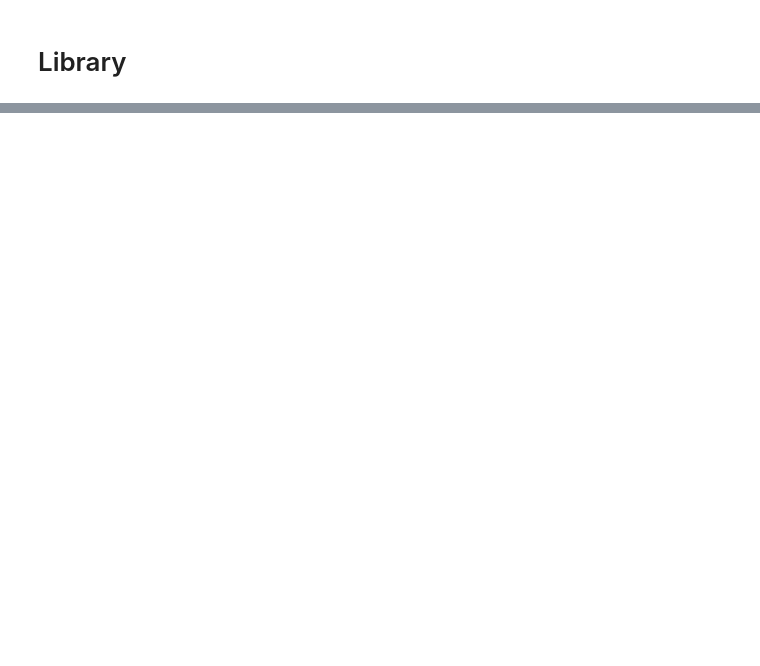
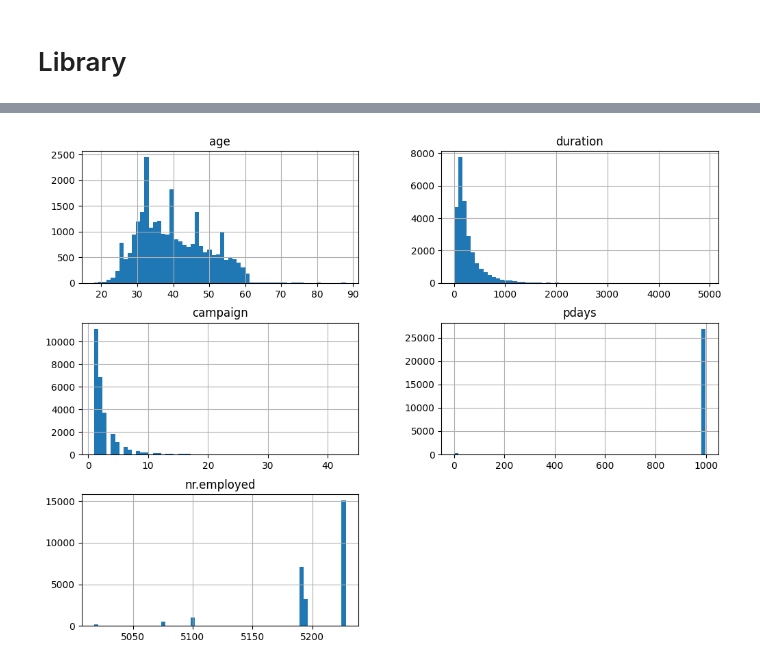
Before and after one commit to PatrickTongg/BankManagerProject, a Jupyter notebook: DataCleaning.ipynb, the cells around one changed output, grey strips where cells are left out. Drawn from its saved outputs; the diff is of its cells as text; code cells hidden in the pictures; blank space fills up the shorter version.

```diff
--- a/DataCleaning.ipynb
+++ b/DataCleaning.ipynb
@@ -24,0 +130,7 @@ grid.add_legend()
+# %%
+#Handling Outliner
+#Check Skew
+raw_data.hist(bins=60,figsize=(12,9))
+plt.show()
+# %% [output]
+[figure, added]
```
Also changed, not shown: parts of 20 cells of this notebook.
